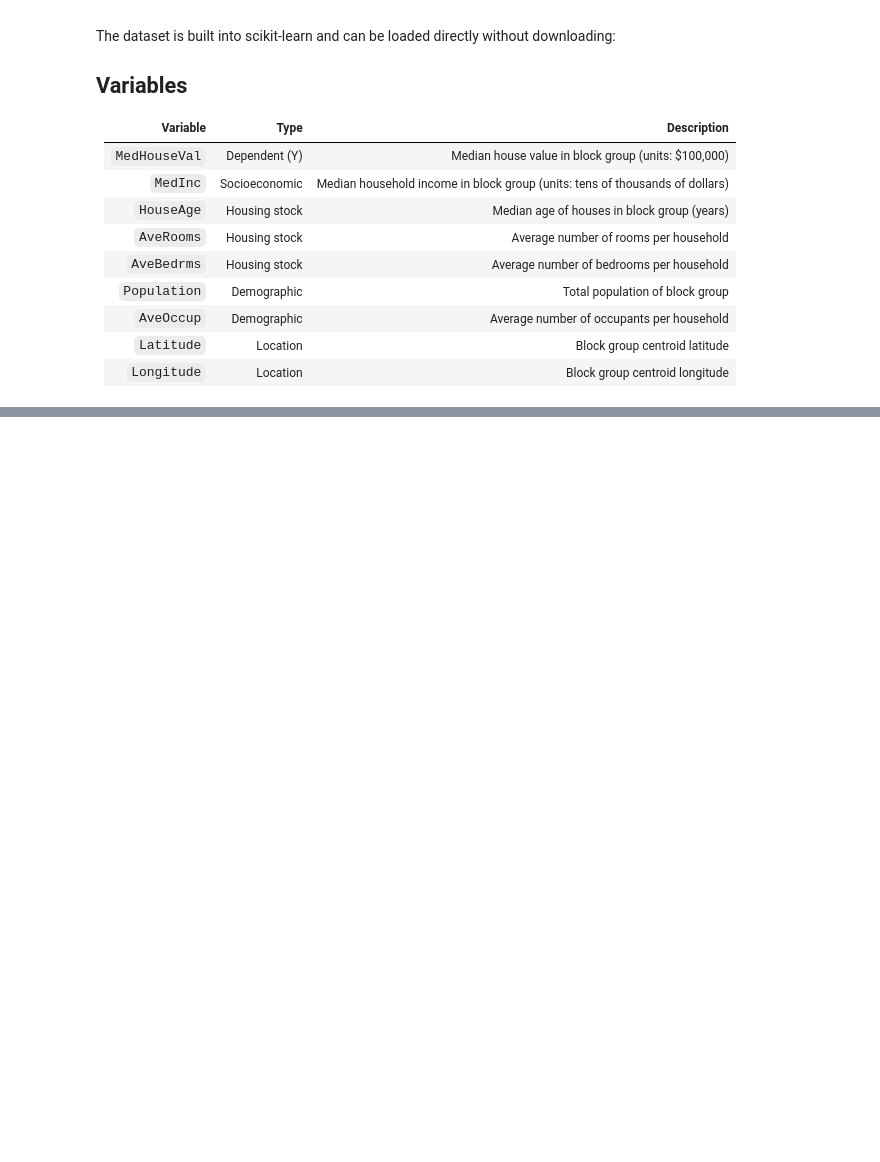
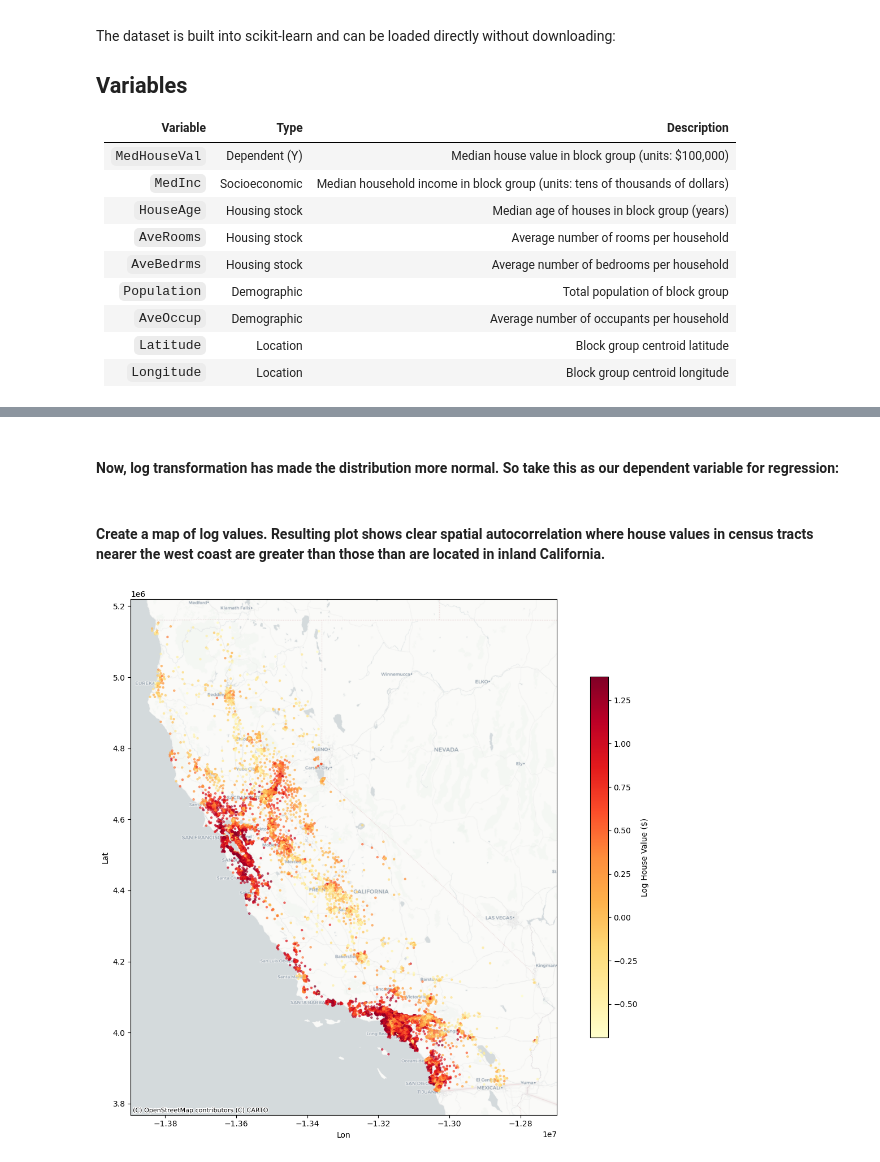
Before and after one commit to qszhao/ATUA2026, a Jupyter notebook: Spatial_Regression/tutorial.ipynb, the cells around one changed output, grey strips where cells are left out. Cells and saved outputs as stored; diff of their text form; code cells hidden in the pictures; blank space fills up the shorter version.

```diff
--- a/Spatial_Regression/tutorial.ipynb
+++ b/Spatial_Regression/tutorial.ipynb
@@ -138,0 +196,34 @@ TypeError: numpy boolean subtract, the `-` operator, is not supported, use the b
+# %% [markdown]
+#### Now, log transformation has made the distribution more normal. So take this as our dependent variable for regression:
+# %%
+df_copy['log_MedHouseVal'] = np.log(df_copy['MedHouseVal'])
+df_copy = df_copy.drop(columns=['MedHouseVal'])
+df_updated = df_copy.copy()
+# %% [markdown]
+#### Create a map of log values. Resulting plot shows clear spatial autocorrelation where house values in census tracts nearer the west coast are greater than those than are located in inland California.
+# %%
+geometry = [Point(xy) for xy in zip(df_updated['Longitude'], df_updated['Latitude'])]
+gdf = gpd.GeoDataFrame(df_updated, geometry=geometry, crs='EPSG:4326')
+gdf.head()
+
+gdf_web = gdf.to_crs('EPSG:3857')
+
+fig, ax = plt.subplots(figsize=(12, 10))
+
+gdf_web.plot(
+    ax=ax, column='log_MedHouseVal', cmap='YlOrRd',
+    markersize=5, alpha=0.6, legend=True,
+    legend_kwds={'label': 'Log House Value ($)', 'shrink': 0.7}
+)
+
+ctx.add_basemap(ax, source=ctx.providers.CartoDB.Positron)
+
+ax.set_xlabel('Lon')
+ax.set_ylabel('Lat')
+
+transformer = pyproj.Transformer.from_crs('EPSG:3857', 'EPSG:4326', always_xy=True)
+
+plt.tight_layout()
+plt.show()
+# %% [output]
+[figure, added]
```
Also changed, not shown: parts of 23 cells of this notebook.
